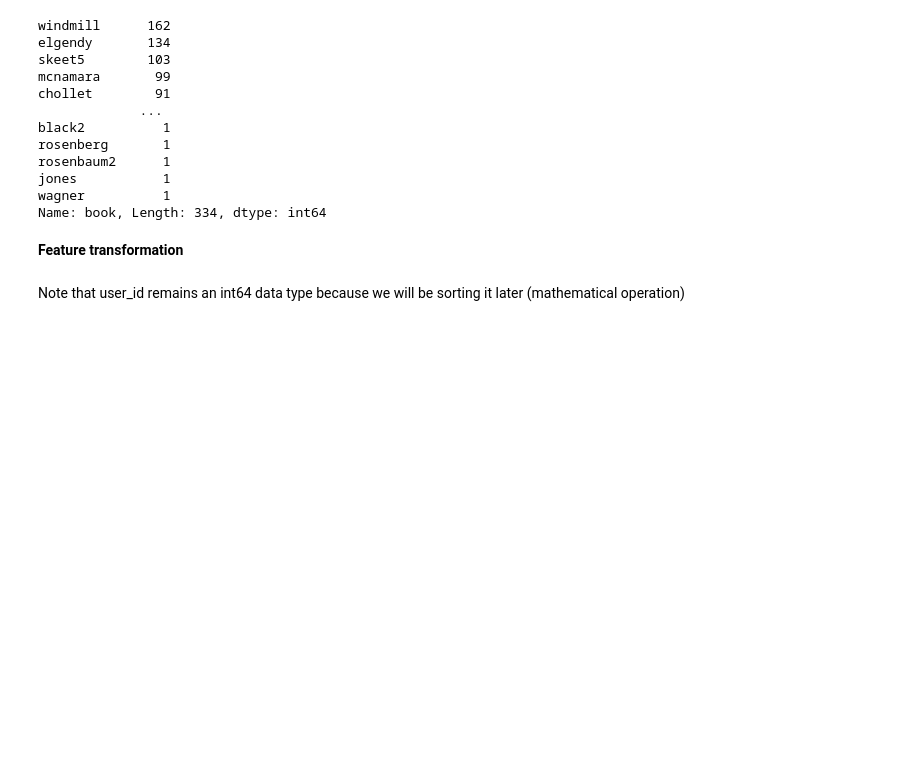
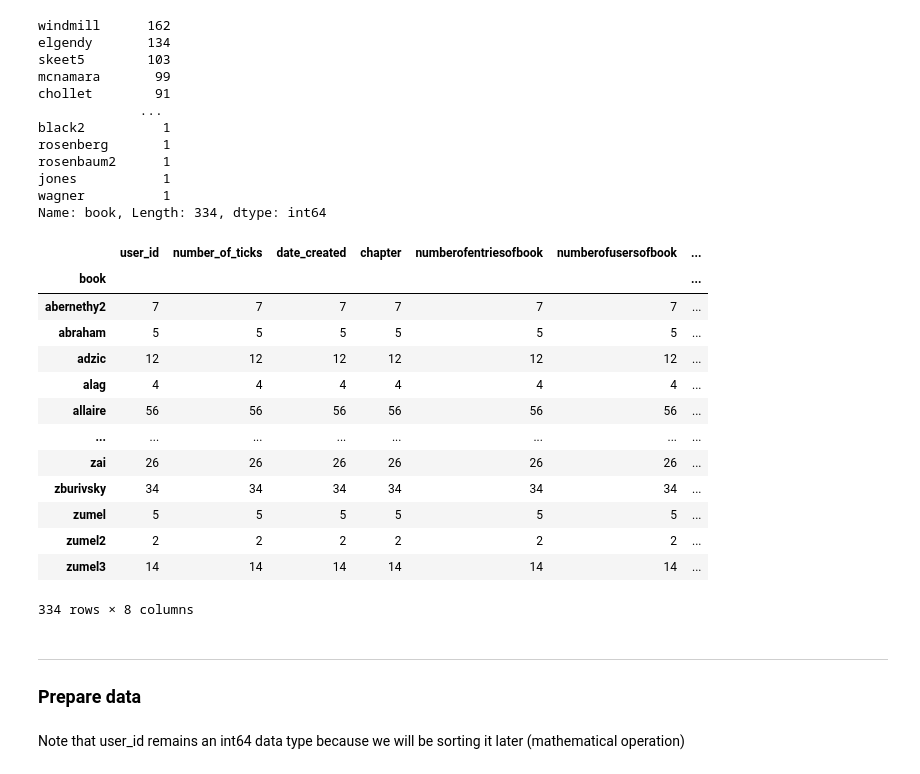
Before and after one commit to amina-safdar/book_recommender, a Jupyter notebook: notebooks/build_network_diagram.ipynb, the cells around one changed output. Cells and saved outputs as stored; diff of their text form; code cells hidden in the pictures; blank space fills up the shorter version.

```diff
--- a/notebooks/build_network_diagram.ipynb
+++ b/notebooks/build_network_diagram.ipynb
@@ -105,6 +164,26 @@ rosenbaum2      1
 jones           1
 wagner          1
 Name: book, Length: 334, dtype: int64
-# %% [markdown]
-**Feature transformation**
+# %%
+data.groupby("book").count()
+# %% [output]
+|  | user_id | number_of_ticks | date_created | chapter | numberofentriesofbook | numberofusersofbook | ... |
+| book |  |  |  |  |  |  | ... |
+| abernethy2 | 7 | 7 | 7 | 7 | 7 | 7 | ... |
+| abraham | 5 | 5 | 5 | 5 | 5 | 5 | ... |
+| adzic | 12 | 12 | 12 | 12 | 12 | 12 | ... |
+| alag | 4 | 4 | 4 | 4 | 4 | 4 | ... |
+| allaire | 56 | 56 | 56 | 56 | 56 | 56 | ... |
+| ... | ... | ... | ... | ... | ... | ... | ... |
+| zai | 26 | 26 | 26 | 26 | 26 | 26 | ... |
+| zburivsky | 34 | 34 | 34 | 34 | 34 | 34 | ... |
+| zumel | 5 | 5 | 5 | 5 | 5 | 5 | ... |
+| zumel2 | 2 | 2 | 2 | 2 | 2 | 2 | ... |
+| zumel3 | 14 | 14 | 14 | 14 | 14 | 14 | ... |
+334 rows × 8 columns
+# %% [markdown]
+
+---
+
+### Prepare data
 # %%
```
Also changed, not shown: parts of 45 cells of this notebook.
